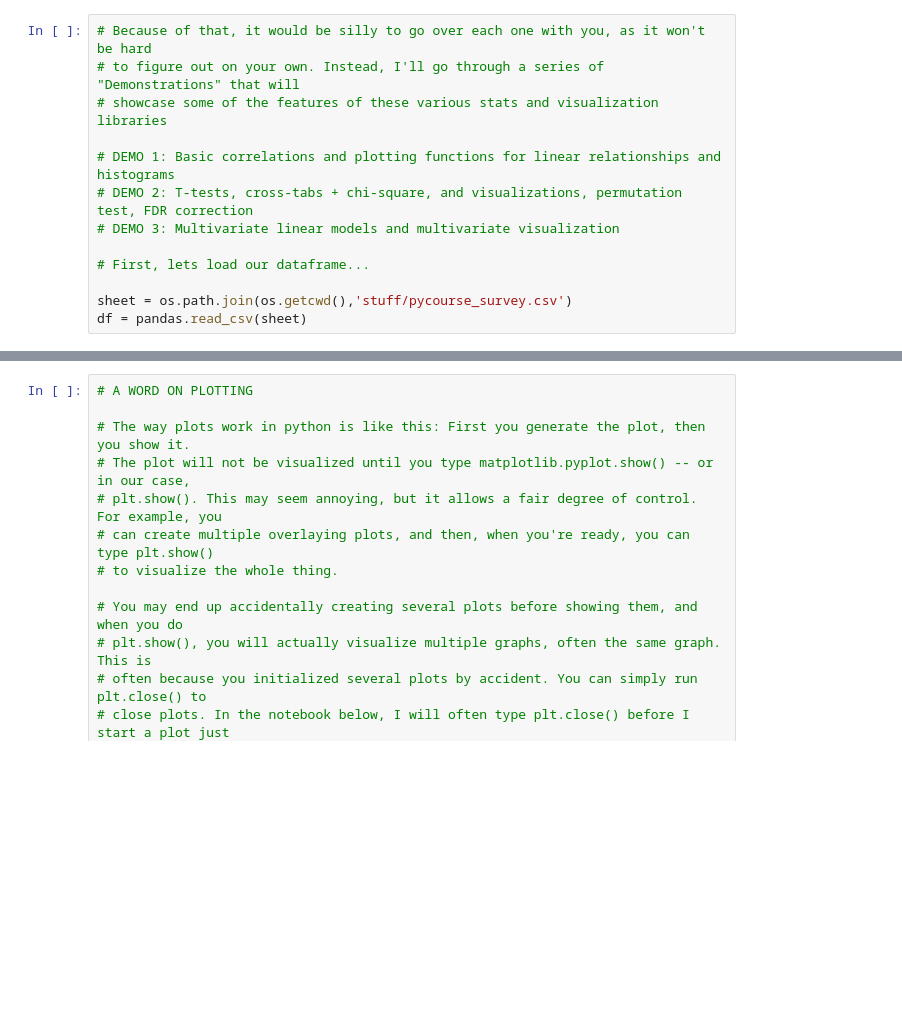
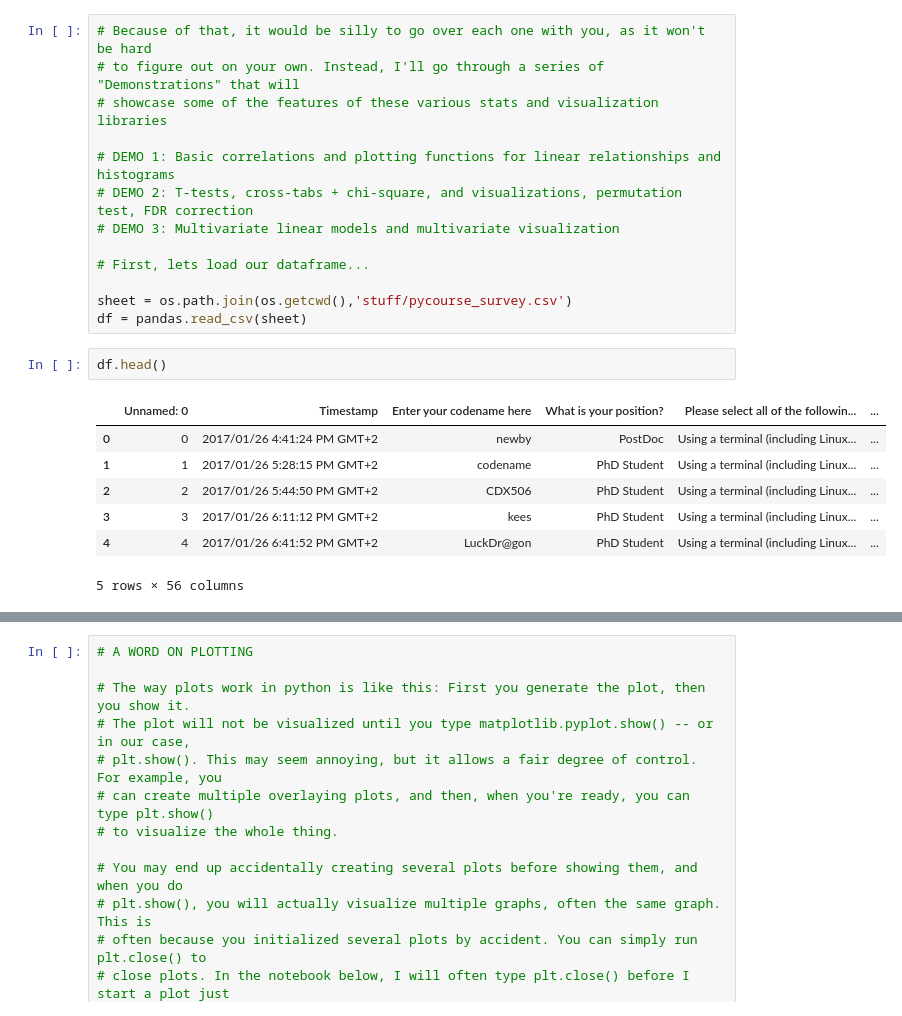
Before and after one commit to angela-tam/pycourse, a Jupyter notebook: Lesson 4.ipynb, the cells around one changed output, grey strips where cells are left out. Drawn from its saved outputs; the diff is of its cells as text; blank space fills up the shorter version.

```diff
--- a/Lesson 4.ipynb
+++ b/Lesson 4.ipynb
@@ -145,6 +147,16 @@ us.binarize?
 
 sheet = os.path.join(os.getcwd(),'stuff/pycourse_survey.csv')
 df = pandas.read_csv(sheet)
+# %%
+df.head()
+# %% [output]
+|  | Unnamed: 0 | Timestamp | Enter your codename here | What is your position? | Please select all of the followin... | ... |
+| 0 | 0 | 2017/01/26 4:41:24 PM GMT+2 | newby | PostDoc | Using a terminal (including Linux... | ... |
+| 1 | 1 | 2017/01/26 5:28:15 PM GMT+2 | codename | PhD Student | Using a terminal (including Linux... | ... |
+| 2 | 2 | 2017/01/26 5:44:50 PM GMT+2 | CDX506 | PhD Student | Using a terminal (including Linux... | ... |
+| 3 | 3 | 2017/01/26 6:11:12 PM GMT+2 | kees | PhD Student | Using a terminal (including Linux... | ... |
+| 4 | 4 | 2017/01/26 6:41:52 PM GMT+2 | LuckDr@gon | PhD Student | Using a terminal (including Linux... | ... |
+5 rows × 56 columns
 # %%
 # DEMONSTRATION 1: How random is "random"
 
```
Also changed, not shown: parts of 82 cells of this notebook, 9 other files.
